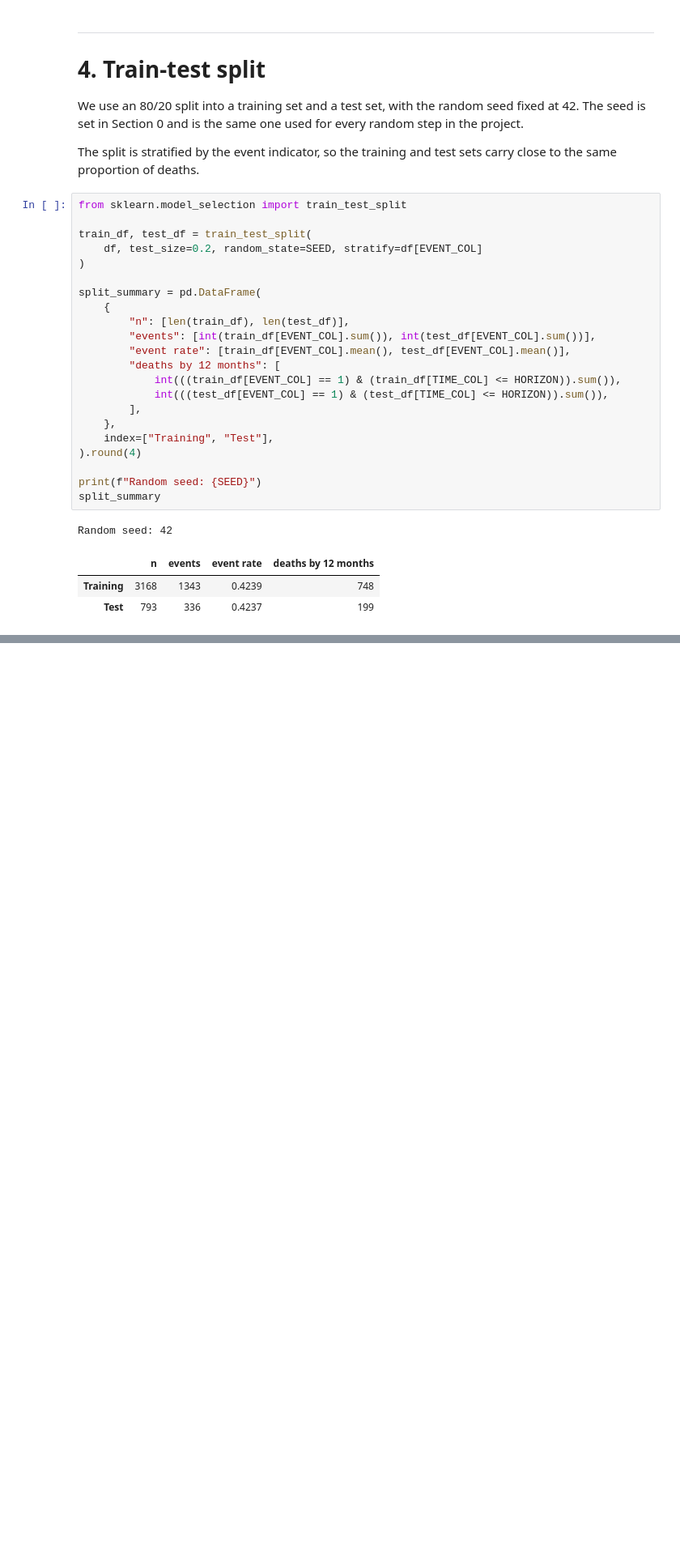
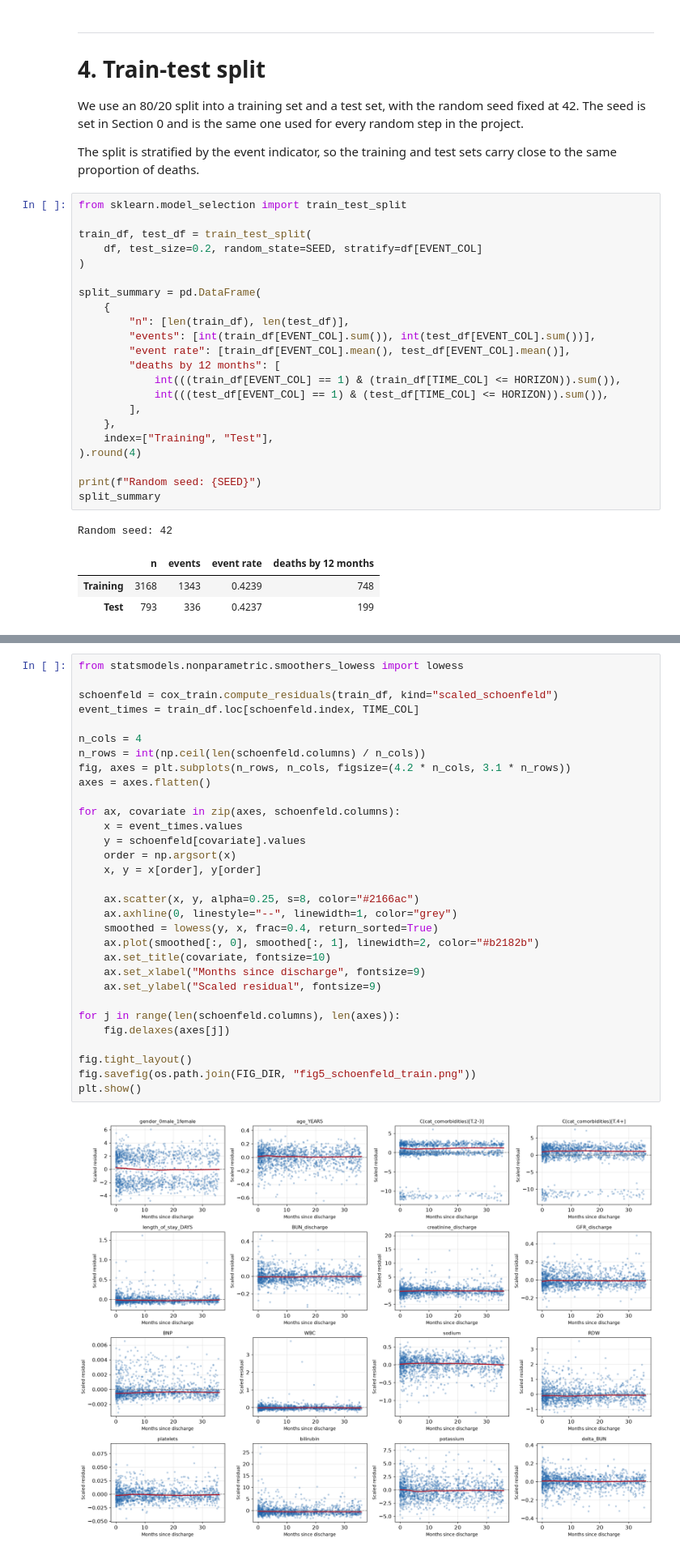
Before and after one commit to Mormorfor/SAML_project, a Jupyter notebook: Final Project/final_proj.ipynb, the cells around one changed output, grey strips where cells are left out. Shown at 81% size. Cells and saved outputs as stored; diff of their text form; blank space fills up the shorter version.

```diff
--- a/Final Project/final_proj.ipynb
+++ b/Final Project/final_proj.ipynb
@@ -651,0 +767,33 @@ Random seed: 42
+# %%
+from statsmodels.nonparametric.smoothers_lowess import lowess
+
+schoenfeld = cox_train.compute_residuals(train_df, kind="scaled_schoenfeld")
+event_times = train_df.loc[schoenfeld.index, TIME_COL]
+
+n_cols = 4
+n_rows = int(np.ceil(len(schoenfeld.columns) / n_cols))
+fig, axes = plt.subplots(n_rows, n_cols, figsize=(4.2 * n_cols, 3.1 * n_rows))
+axes = axes.flatten()
+
+for ax, covariate in zip(axes, schoenfeld.columns):
+    x = event_times.values
+    y = schoenfeld[covariate].values
+    order = np.argsort(x)
+    x, y = x[order], y[order]
+
+    ax.scatter(x, y, alpha=0.25, s=8, color="#2166ac")
+    ax.axhline(0, linestyle="--", linewidth=1, color="grey")
+    smoothed = lowess(y, x, frac=0.4, return_sorted=True)
+    ax.plot(smoothed[:, 0], smoothed[:, 1], linewidth=2, color="#b2182b")
+    ax.set_title(covariate, fontsize=10)
+    ax.set_xlabel("Months since discharge", fontsize=9)
+    ax.set_ylabel("Scaled residual", fontsize=9)
+
+for j in range(len(schoenfeld.columns), len(axes)):
+    fig.delaxes(axes[j])
+
+fig.tight_layout()
+fig.savefig(os.path.join(FIG_DIR, "fig5_schoenfeld_train.png"))
+plt.show()
+# %% [output]
+[figure, added]
```
Also changed, not shown: parts of 8 cells of this notebook, 1 other file.
